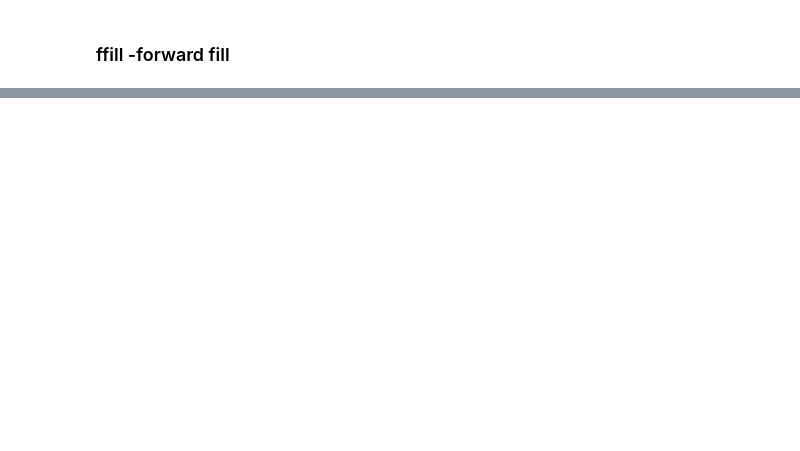
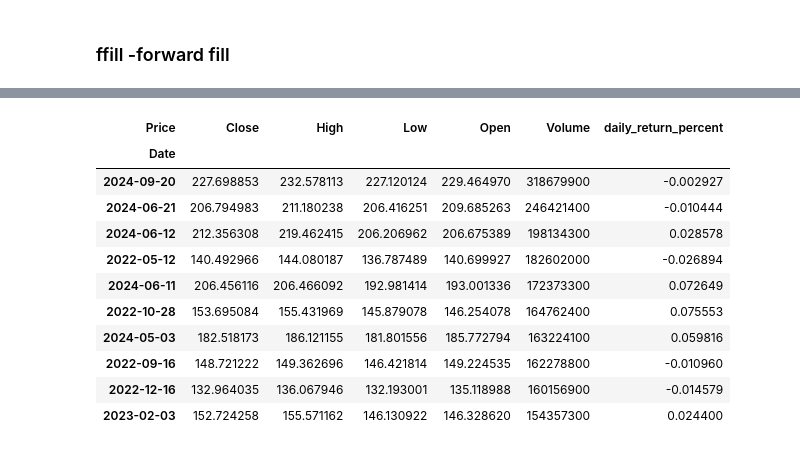
Before and after one commit to partha001/python-for-financial-markets, a Jupyter notebook: 5.TimeSeriesDataAnalysis.ipynb, the cells around one changed output, grey strips where cells are left out. Cells and saved outputs as stored; diff of their text form; code cells hidden in the pictures; blank space fills up the shorter version.

```diff
--- a/5.TimeSeriesDataAnalysis.ipynb
+++ b/5.TimeSeriesDataAnalysis.ipynb
@@ -420,0 +849,16 @@ tickerData.tail(10)
+# %%
+top_10_volume_days = tickerData.nlargest(10, 'Volume')
+top_10_volume_days
+# %% [output]
+| Price | Close | High | Low | Open | Volume | daily_return_percent |
+| Date |  |  |  |  |  |  |
+| 2024-09-20 | 227.698853 | 232.578113 | 227.120124 | 229.464970 | 318679900 | -0.002927 |
+| 2024-06-21 | 206.794983 | 211.180238 | 206.416251 | 209.685263 | 246421400 | -0.010444 |
+| 2024-06-12 | 212.356308 | 219.462415 | 206.206962 | 206.675389 | 198134300 | 0.028578 |
+| 2022-05-12 | 140.492966 | 144.080187 | 136.787489 | 140.699927 | 182602000 | -0.026894 |
+| 2024-06-11 | 206.456116 | 206.466092 | 192.981414 | 193.001336 | 172373300 | 0.072649 |
+| 2022-10-28 | 153.695084 | 155.431969 | 145.879078 | 146.254078 | 164762400 | 0.075553 |
+| 2024-05-03 | 182.518173 | 186.121155 | 181.801556 | 185.772794 | 163224100 | 0.059816 |
+| 2022-09-16 | 148.721222 | 149.362696 | 146.421814 | 149.224535 | 162278800 | -0.010960 |
+| 2022-12-16 | 132.964035 | 136.067946 | 132.193001 | 135.118988 | 160156900 | -0.014579 |
+| 2023-02-03 | 152.724258 | 155.571162 | 146.130922 | 146.328620 | 154357300 | 0.024400 |
```
Also changed, not shown: parts of 65 cells of this notebook.
